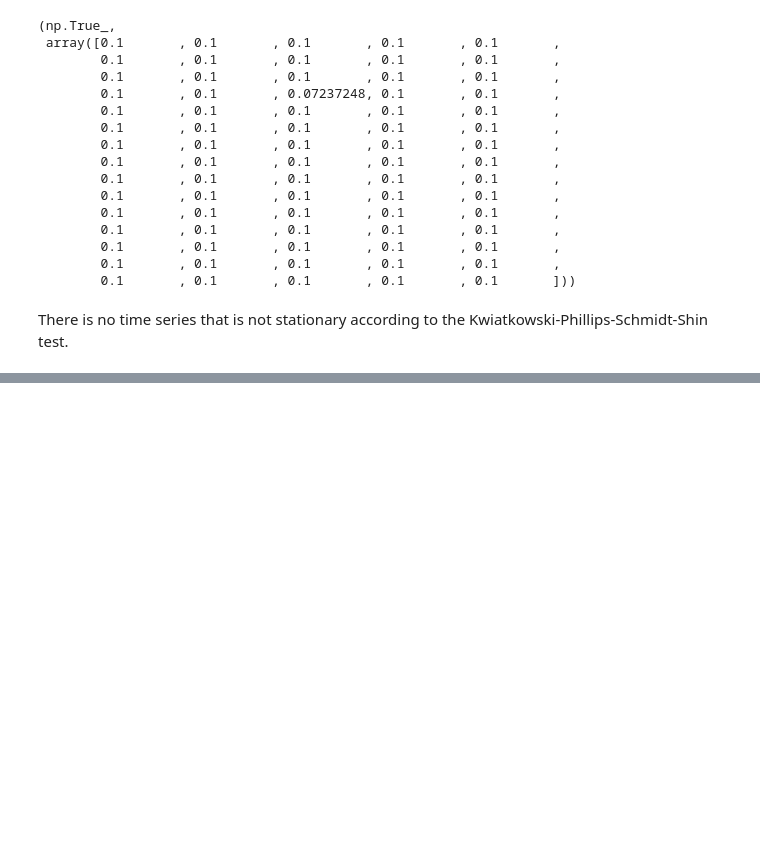
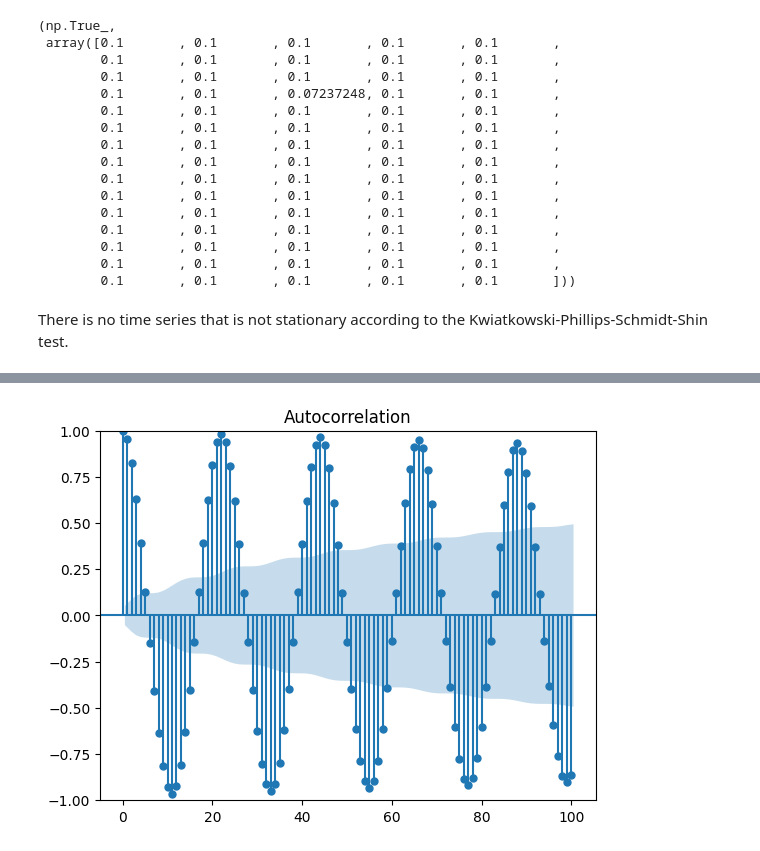
Before and after one commit to JaasperK/oracle, a Jupyter notebook: notebooks/stattests.ipynb, the cells around one changed output, grey strips where cells are left out. Cells and saved outputs as stored; diff of their text form; code cells hidden in the pictures; blank space fills up the shorter version.

```diff
--- a/notebooks/stattests.ipynb
+++ b/notebooks/stattests.ipynb
@@ -115,0 +122,4 @@ Lets the the time series in the TSSB dataset for periodicity using the autocorre
+# %%
+fig = plot_acf(ts, lags=100)
+# %% [output]
+[figure, added]
```
Also changed, not shown: parts of 7 cells of this notebook.
